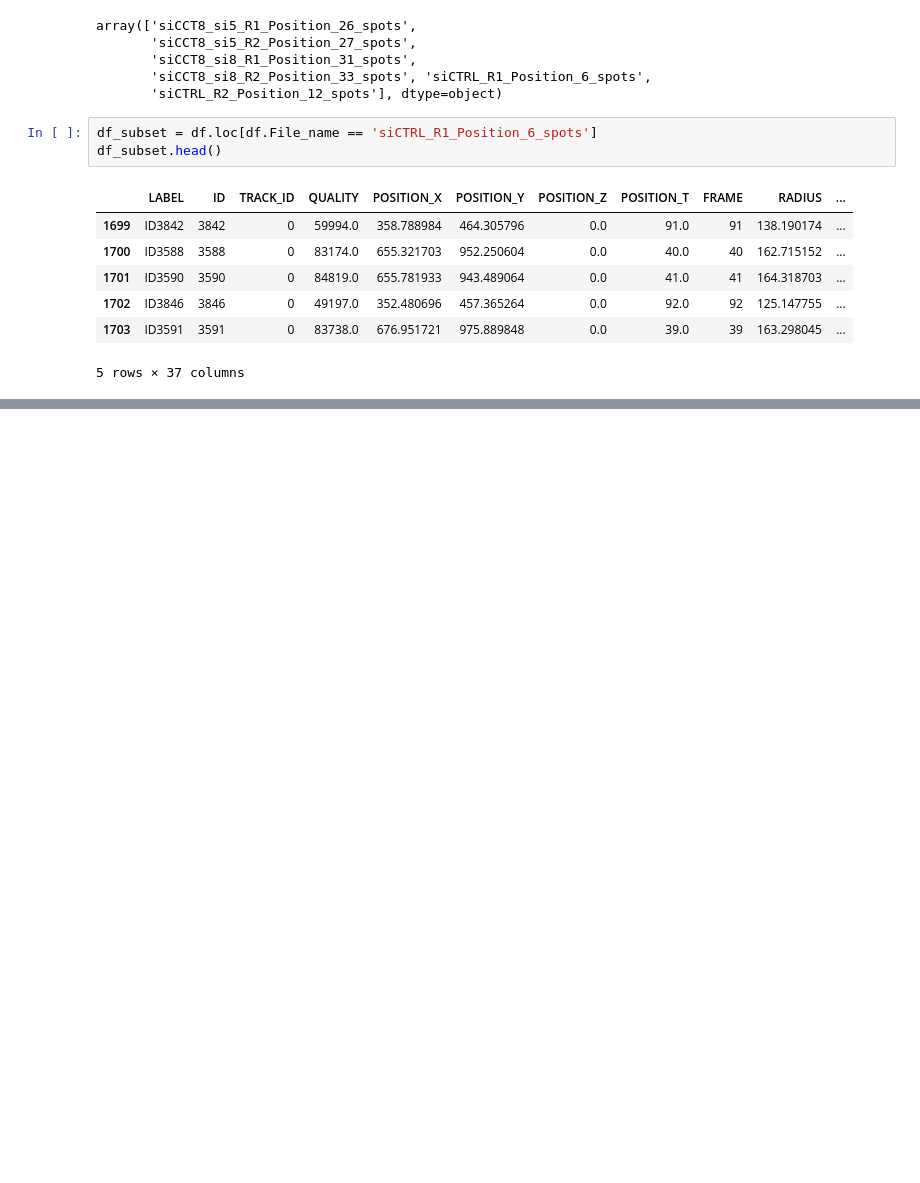
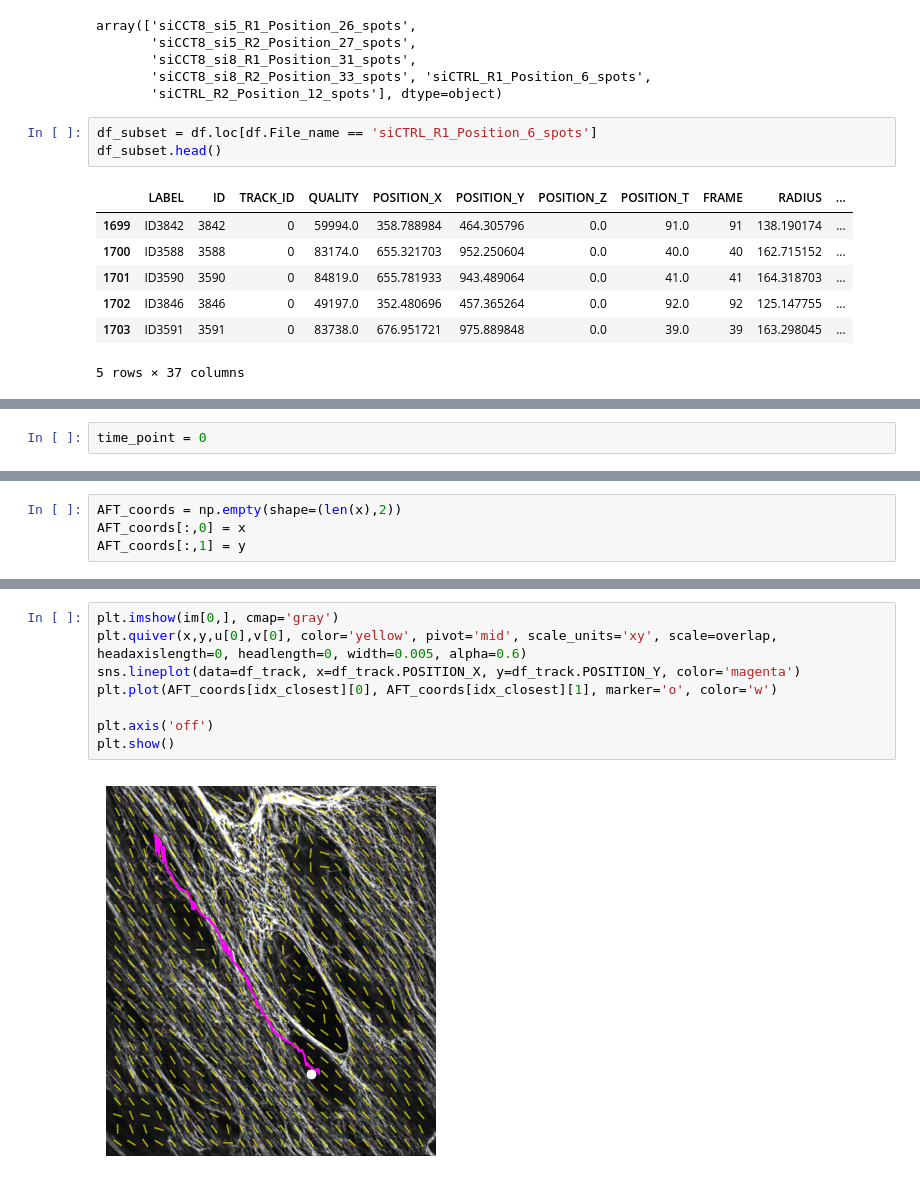
Before and after one commit to CellMigrationLab/AFT_tracks, a Jupyter notebook: 20250303_test_imports.ipynb, the cells around one changed output, grey strips where cells are left out. Saved outputs shown, nothing was run; the diff lists cells and outputs as text; blank space fills up the shorter version.

```diff
--- a/20250303_test_imports.ipynb
+++ b/20250303_test_imports.ipynb
@@ -178,0 +193,2 @@ sns.lineplot(data=df_track, x=df_track.POSITION_X, y=df_track.POSITION_Y)
+# %%
+time_point = 0
@@ -178,0 +204,4 @@ sns.lineplot(data=df_track, x=df_track.POSITION_X, y=df_track.POSITION_Y)
+# %%
+AFT_coords = np.empty(shape=(len(x),2))
+AFT_coords[:,0] = x
+AFT_coords[:,1] = y
@@ -178,0 +216,10 @@ sns.lineplot(data=df_track, x=df_track.POSITION_X, y=df_track.POSITION_Y)
+# %%
+plt.imshow(im[0,], cmap='gray')
+plt.quiver(x,y,u[0],v[0], color='yellow', pivot='mid', scale_units='xy', scale=overlap, headaxislength=0, headlength=0, width=0.005, alpha=0.6)
+sns.lineplot(data=df_track, x=df_track.POSITION_X, y=df_track.POSITION_Y, color='magenta')
+plt.plot(AFT_coords[idx_closest][0], AFT_coords[idx_closest][1], marker='o', color='w')
+
+plt.axis('off')
+plt.show()
+# %% [output]
+[figure, added]
```
Also changed, not shown: parts of 24 cells of this notebook.
